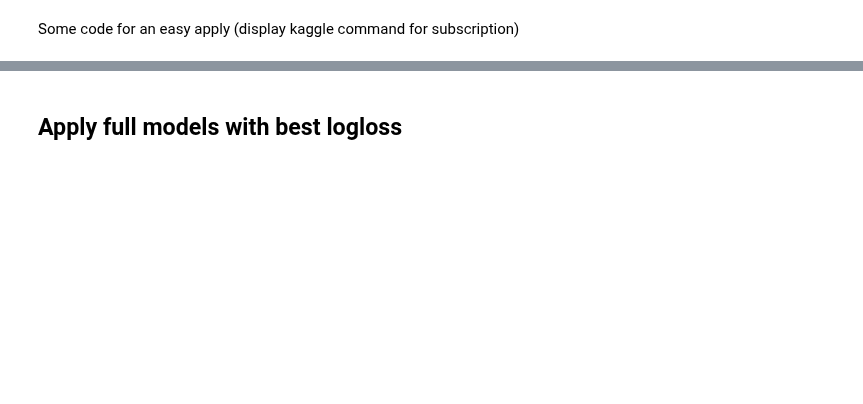
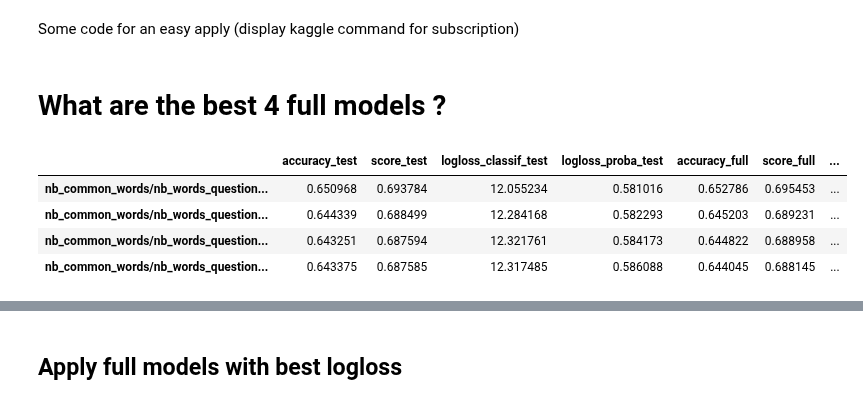
Before and after one commit to acharroux/QuoraPairs, a Jupyter notebook: BruteForce/naivebayes_basic_features_unbalanced.ipynb, the cells around one changed output, grey strips where cells are left out. Drawn from its saved outputs; the diff is of its cells as text; code cells hidden in the pictures; blank space fills up the shorter version.

```diff
--- a/BruteForce/naivebayes_basic_features_unbalanced.ipynb
+++ b/BruteForce/naivebayes_basic_features_unbalanced.ipynb
@@ -556,11 +783,19 @@ def submit_best_models(top,criteria,kind,input_dataframe,proba=True,kaggle=False
     else:
         show_docker_cp_commands(best_models)
     return best_models
+# %% [markdown]
+# What are the best 4 full models ?
 # %%
-retrieve_model('nb_common_words+nb_common_words/(nb_words_question1+nb_words_question2)','full')
-simple_apply('nb_common_words+nb_common_words/(nb_words_question1+nb_words_question2)',challenge_dataframe,'full')
-find_best_models(2,'logloss_proba','full')
+#retrieve_model('nb_common_words+nb_common_words/(nb_words_question1+nb_words_question2)','full')
+#simple_apply('nb_common_words+nb_common_words/(nb_words_question1+nb_words_question2)',challenge_dataframe,'full')
+find_best_models(4,'logloss_proba','full')
 #submit_best_models('accuracy','full',train_dataframe)
 #submit_best_models('score','full',challenge_dataframe)
 # best_accuracy_full_models = submit_best_models(3,'accuracy','full',challenge_dataframe)
 # show_docker_cp_commands(best_accuracy_full_models)
+# %% [output]
+|  | accuracy_test | score_test | logloss_classif_test | logloss_proba_test | accuracy_full | score_full | ... |
+| nb_common_words/nb_words_question... | 0.650968 | 0.693784 | 12.055234 | 0.581016 | 0.652786 | 0.695453 | ... |
+| nb_common_words/nb_words_question... | 0.644339 | 0.688499 | 12.284168 | 0.582293 | 0.645203 | 0.689231 | ... |
+| nb_common_words/nb_words_question... | 0.643251 | 0.687594 | 12.321761 | 0.584173 | 0.644822 | 0.688958 | ... |
+| nb_common_words/nb_words_question... | 0.643375 | 0.687585 | 12.317485 | 0.586088 | 0.644045 | 0.688145 | ... |
```
Also changed, not shown: parts of 39 cells of this notebook, 2 other files.
